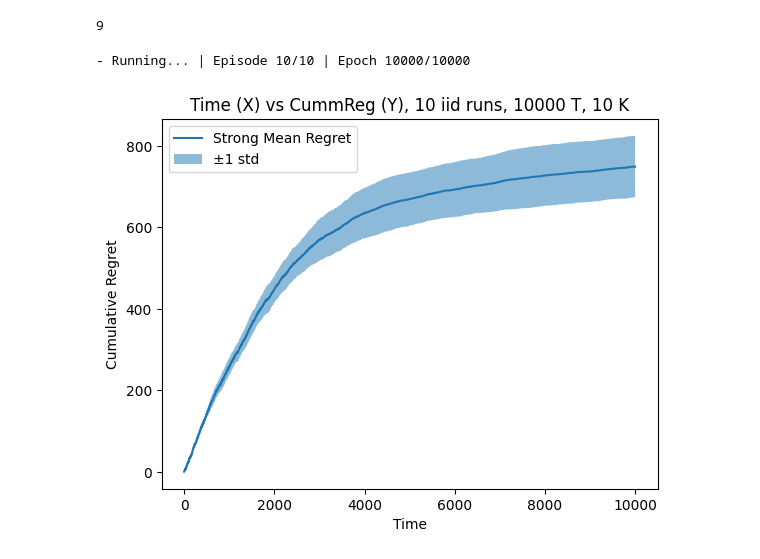
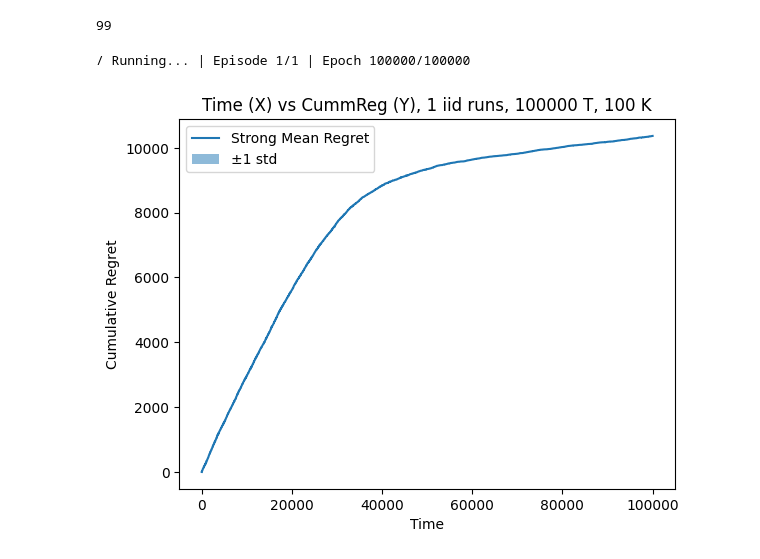
Before and after one commit to chrisbsoo/bandits, a Jupyter notebook: sesh/session1.ipynb, the cells around one changed output. Saved outputs shown, nothing was run; the diff lists cells and outputs as text; code cells hidden in the pictures.

```diff
--- a/sesh/session1.ipynb
+++ b/sesh/session1.ipynb
@@ -2,10 +2,10 @@
 from src.models.adversarial import bernoulli_iid_model
 import numpy as np
 
-K = 10
-T = 10000
+K = 100
+T = 100000
 
-p = [0.6]*9 + [0.9]
+p = [0.6]*99 + [0.9]
 
 rng = np.random.default_rng(12)
 
@@ -13,13 +13,13 @@ model = bernoulli_iid_model(K, T)
 model.gen_bern(rng, p)
 print(model.best)
 # %% [output]
-9
+99
 # %%
 from src.algos.EXP3 import simple_exp3
 from utils import eval_adv
 
 policy = simple_exp3(model)
-eval_adv(model, policy, n_runs=10, ind=1)
+eval_adv(model, policy, n_runs=1, ind=1)
 # %% [output]
-- Running... | Episode 10/10 | Epoch 10000/10000
+/ Running... | Episode 1/1 | Epoch 100000/100000
-[figure, old version]
+[figure, new version]
```
Also changed, not shown: 1 other file.
